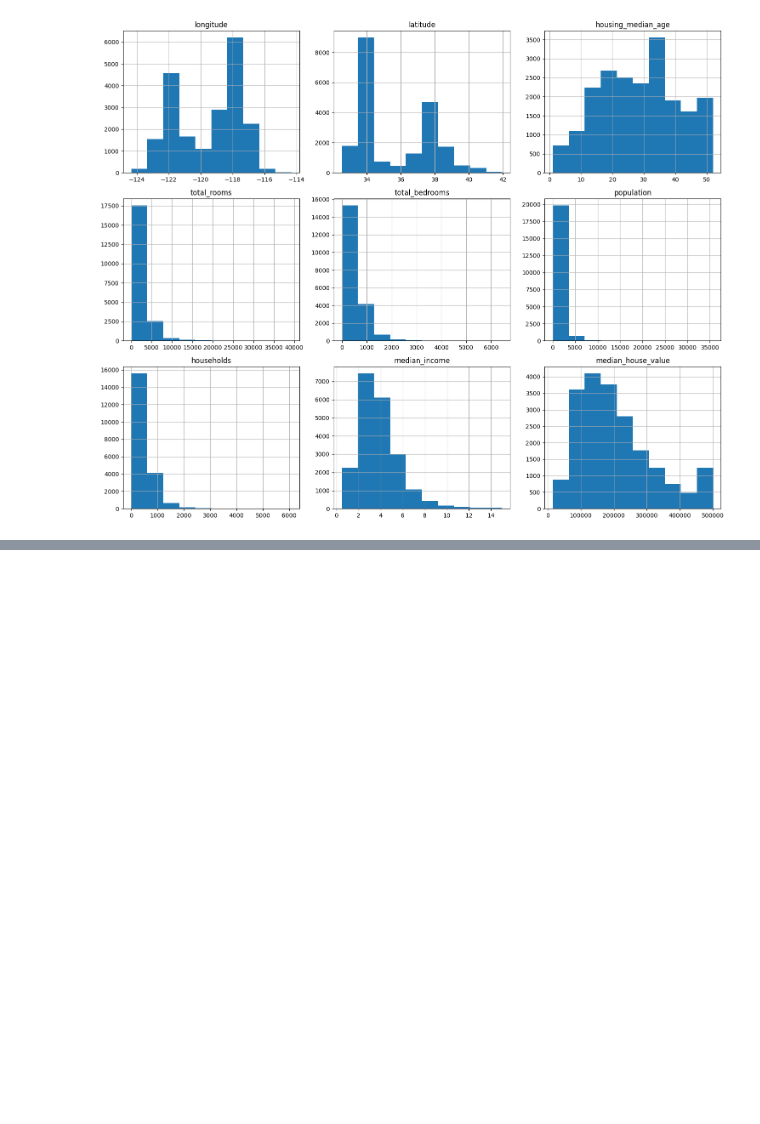
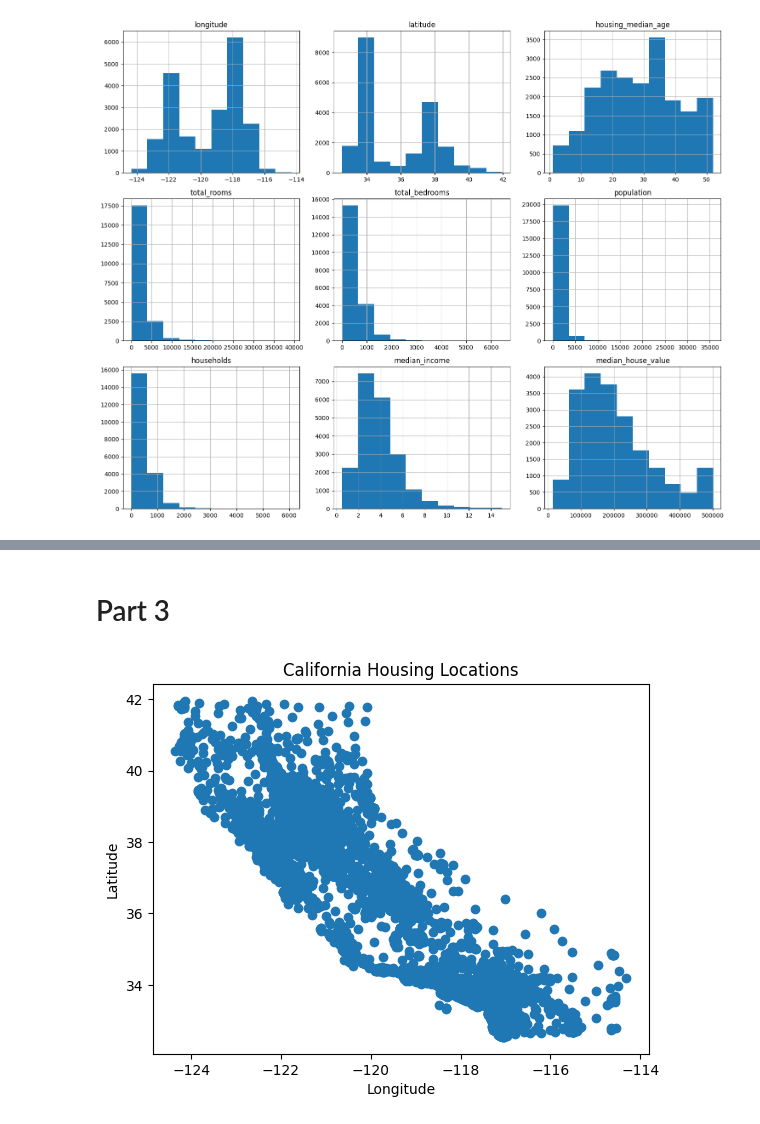
Before and after one commit to kellyegorman/data_mining, a Jupyter notebook: homework_1/question_4.ipynb, the cells around one changed output, grey strips where cells are left out. Saved outputs shown, nothing was run; the diff lists cells and outputs as text; code cells hidden in the pictures; blank space fills up the shorter version.

```diff
--- a/homework_1/question_4.ipynb
+++ b/homework_1/question_4.ipynb
@@ -37,0 +44,12 @@ plt.show()
+# %% [markdown]
+# Part 3
+# %%
+plt.scatter(housing["longitude"], housing["latitude"])
+
+plt.xlabel("Longitude")
+plt.ylabel("Latitude")
+plt.title("California Housing Locations")
+
+plt.show()
+# %% [output]
+[figure, added]
```
Also changed, not shown: parts of 8 cells of this notebook, 1 other file.
